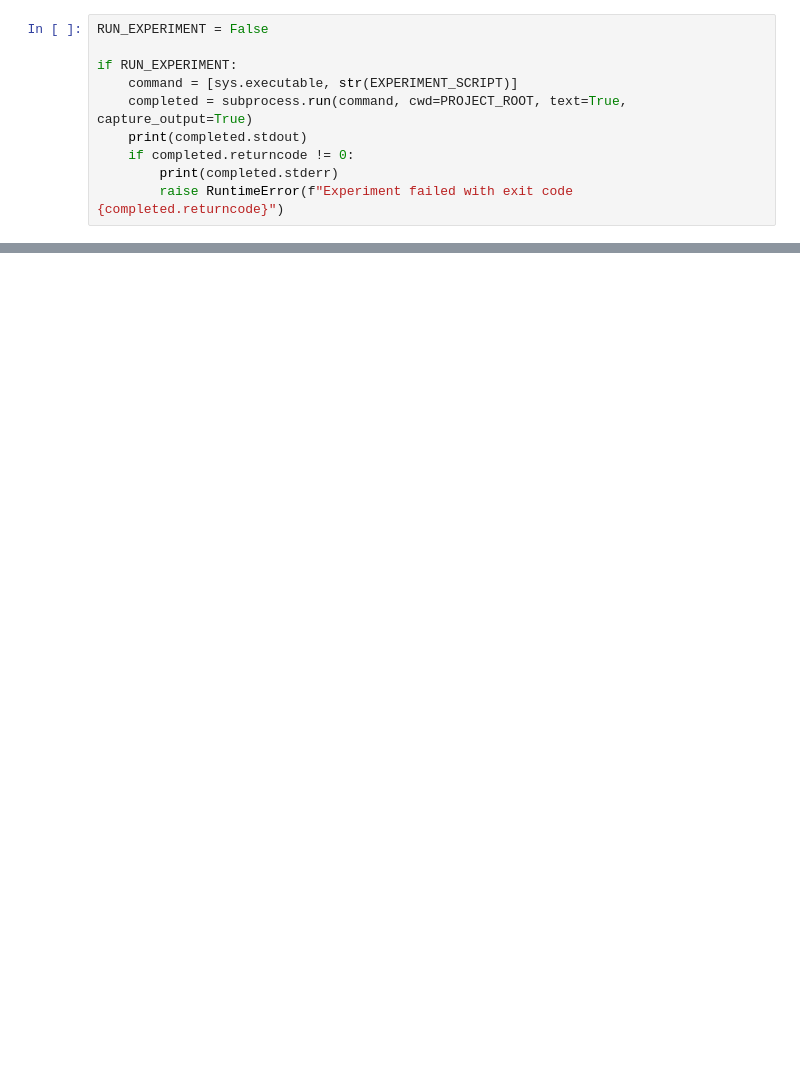
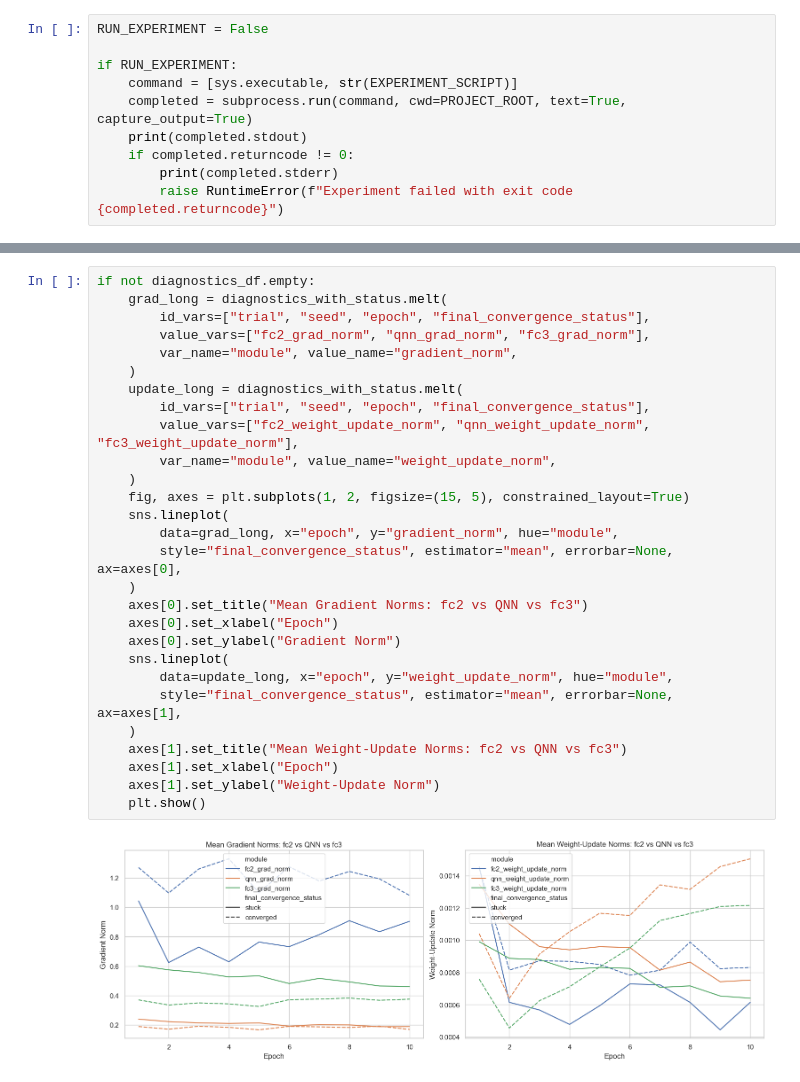
Before and after one commit to hasanahmed77/cqcnn-reimplementation, a Jupyter notebook: notebooks/classification/oasis2_coronal_2qubit_analysis.ipynb, the cells around one changed output, grey strips where cells are left out. Saved outputs shown, nothing was run; the diff lists cells and outputs as text; blank space fills up the shorter version.

```diff
--- a/notebooks/classification/oasis2_coronal_2qubit_analysis.ipynb
+++ b/notebooks/classification/oasis2_coronal_2qubit_analysis.ipynb
@@ -110,0 +336,30 @@ winner_table
+# %%
+if not diagnostics_df.empty:
+    grad_long = diagnostics_with_status.melt(
+        id_vars=["trial", "seed", "epoch", "final_convergence_status"],
+        value_vars=["fc2_grad_norm", "qnn_grad_norm", "fc3_grad_norm"],
+        var_name="module", value_name="gradient_norm",
+    )
+    update_long = diagnostics_with_status.melt(
+        id_vars=["trial", "seed", "epoch", "final_convergence_status"],
+        value_vars=["fc2_weight_update_norm", "qnn_weight_update_norm", "fc3_weight_update_norm"],
+        var_name="module", value_name="weight_update_norm",
+    )
+    fig, axes = plt.subplots(1, 2, figsize=(15, 5), constrained_layout=True)
+    sns.lineplot(
+        data=grad_long, x="epoch", y="gradient_norm", hue="module",
+        style="final_convergence_status", estimator="mean", errorbar=None, ax=axes[0],
+    )
+    axes[0].set_title("Mean Gradient Norms: fc2 vs QNN vs fc3")
+    axes[0].set_xlabel("Epoch")
+    axes[0].set_ylabel("Gradient Norm")
+    sns.lineplot(
+        data=update_long, x="epoch", y="weight_update_norm", hue="module",
+        style="final_convergence_status", estimator="mean", errorbar=None, ax=axes[1],
+    )
+    axes[1].set_title("Mean Weight-Update Norms: fc2 vs QNN vs fc3")
+    axes[1].set_xlabel("Epoch")
+    axes[1].set_ylabel("Weight-Update Norm")
+    plt.show()
+# %% [output]
+[figure, added]
```
Also changed, not shown: parts of 35 cells of this notebook, 14 other files.
